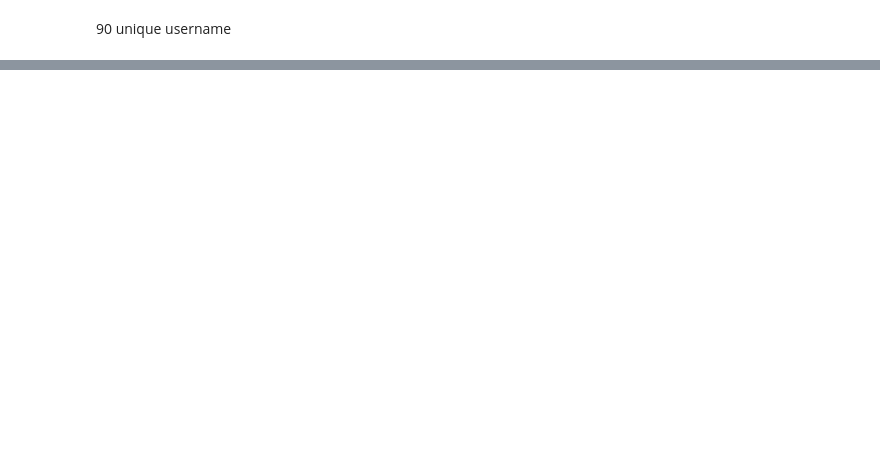
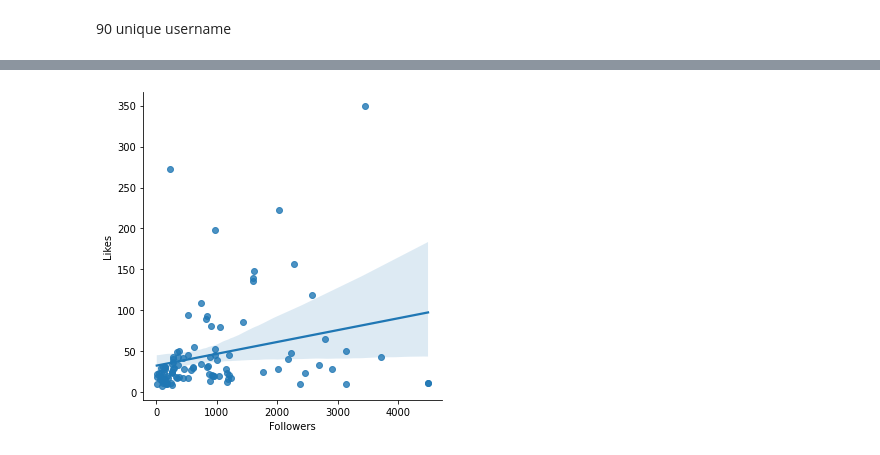
Before and after one commit to amriteshmadhur/machinelearning, a Jupyter notebook: question1.ipynb, the cells around one changed output, grey strips where cells are left out. Cells and saved outputs as stored; diff of their text form; code cells hidden in the pictures; blank space fills up the shorter version.

```diff
--- a/question1.ipynb
+++ b/question1.ipynb
@@ -364,0 +350,7 @@ data.head()
+# %%
+sns.lmplot(x='Followers', y='Likes', data=data, fit_reg=True)
+plt.xlabel('Followers')
+plt.ylabel('Likes')
+plt.show()
+# %% [output]
+[figure, added]
```
Also changed, not shown: parts of 26 cells of this notebook.
